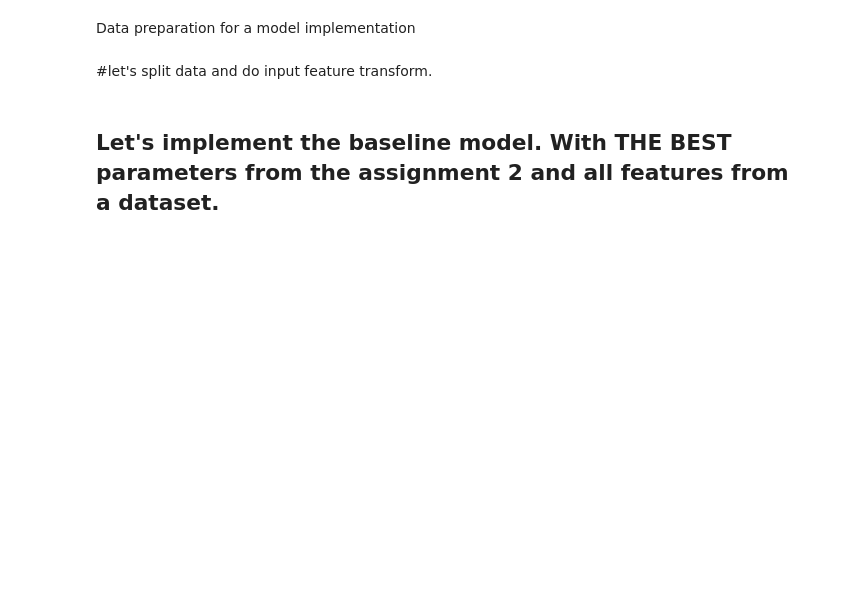
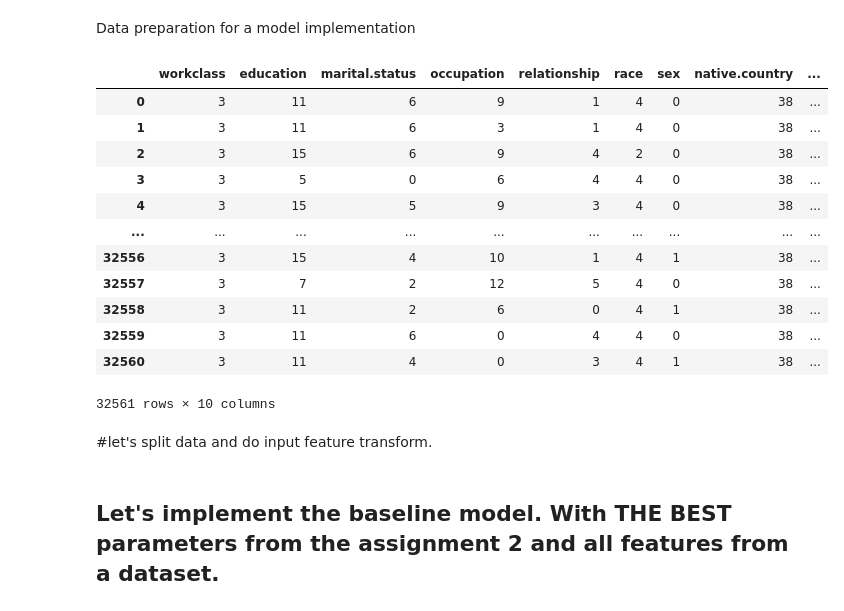
Before and after one commit to encoras/Artificial-Intelligence-Group, a Jupyter notebook: Feature_selection_Task_classifier_adult.ipynb, the cells around one changed output. Saved outputs shown, nothing was run; the diff lists cells and outputs as text; code cells hidden in the pictures; blank space fills up the shorter version.

```diff
--- a/Feature_selection_Task_classifier_adult.ipynb
+++ b/Feature_selection_Task_classifier_adult.ipynb
@@ -76,6 +140,22 @@ y = df['income']
 
 feature_name = ['workclass','education', 'marital.status', 'occupation', 'relationship',
                'race', 'sex','native.country', 'age', 'hours.per.week']
+# %%
+X
+# %% [output]
+|  | workclass | education | marital.status | occupation | relationship | race | sex | native.country | ... |
+| 0 | 3 | 11 | 6 | 9 | 1 | 4 | 0 | 38 | ... |
+| 1 | 3 | 11 | 6 | 3 | 1 | 4 | 0 | 38 | ... |
+| 2 | 3 | 15 | 6 | 9 | 4 | 2 | 0 | 38 | ... |
+| 3 | 3 | 5 | 0 | 6 | 4 | 4 | 0 | 38 | ... |
+| 4 | 3 | 15 | 5 | 9 | 3 | 4 | 0 | 38 | ... |
+| ... | ... | ... | ... | ... | ... | ... | ... | ... | ... |
+| 32556 | 3 | 15 | 4 | 10 | 1 | 4 | 1 | 38 | ... |
+| 32557 | 3 | 7 | 2 | 12 | 5 | 4 | 0 | 38 | ... |
+| 32558 | 3 | 11 | 2 | 6 | 0 | 4 | 1 | 38 | ... |
+| 32559 | 3 | 11 | 6 | 0 | 4 | 4 | 0 | 38 | ... |
+| 32560 | 3 | 11 | 4 | 0 | 3 | 4 | 1 | 38 | ... |
+32561 rows × 10 columns
 # %% [markdown]
 #let's split data and do input feature transform.
 # %%
```
Also changed, not shown: parts of 10 cells of this notebook.
